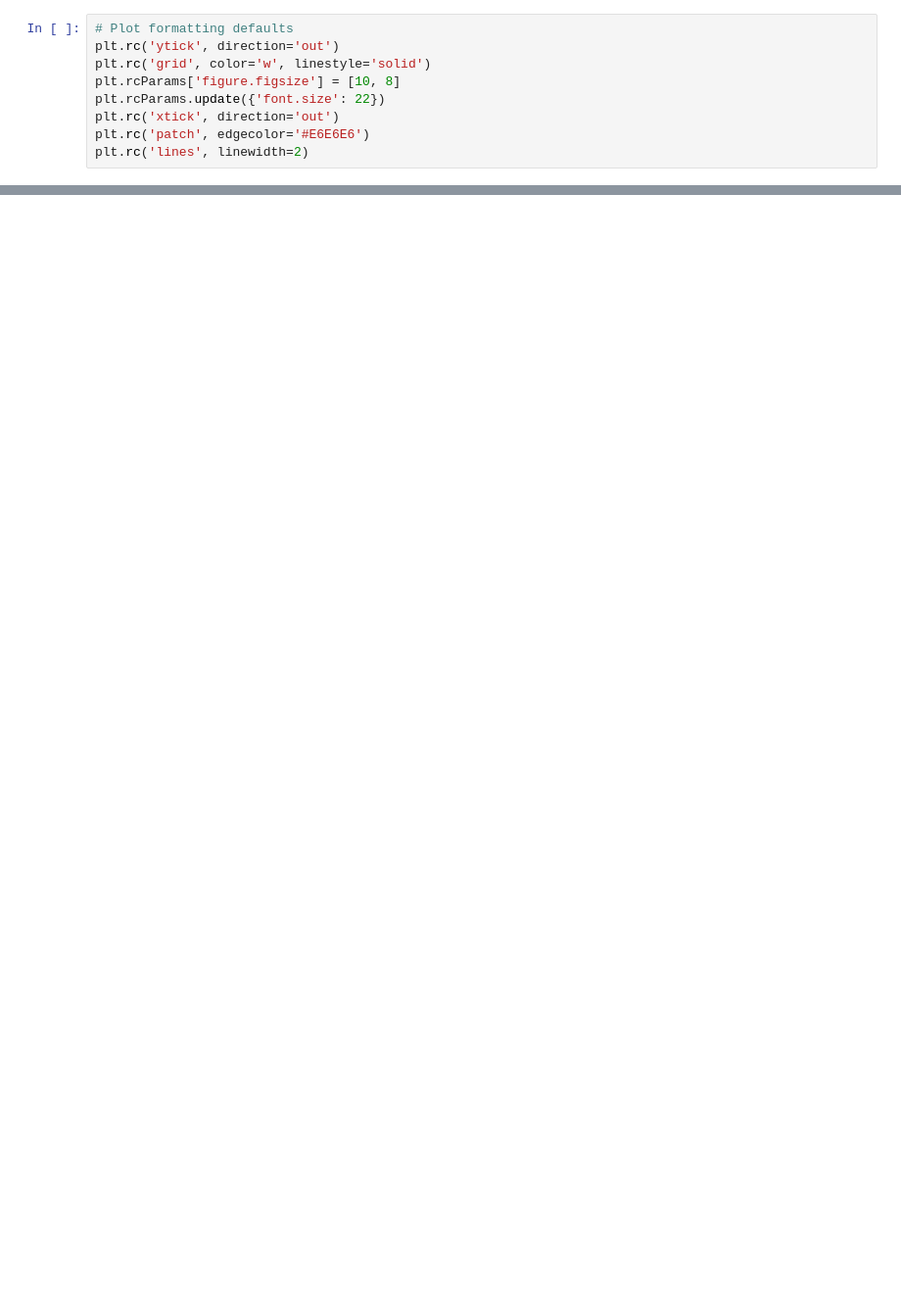
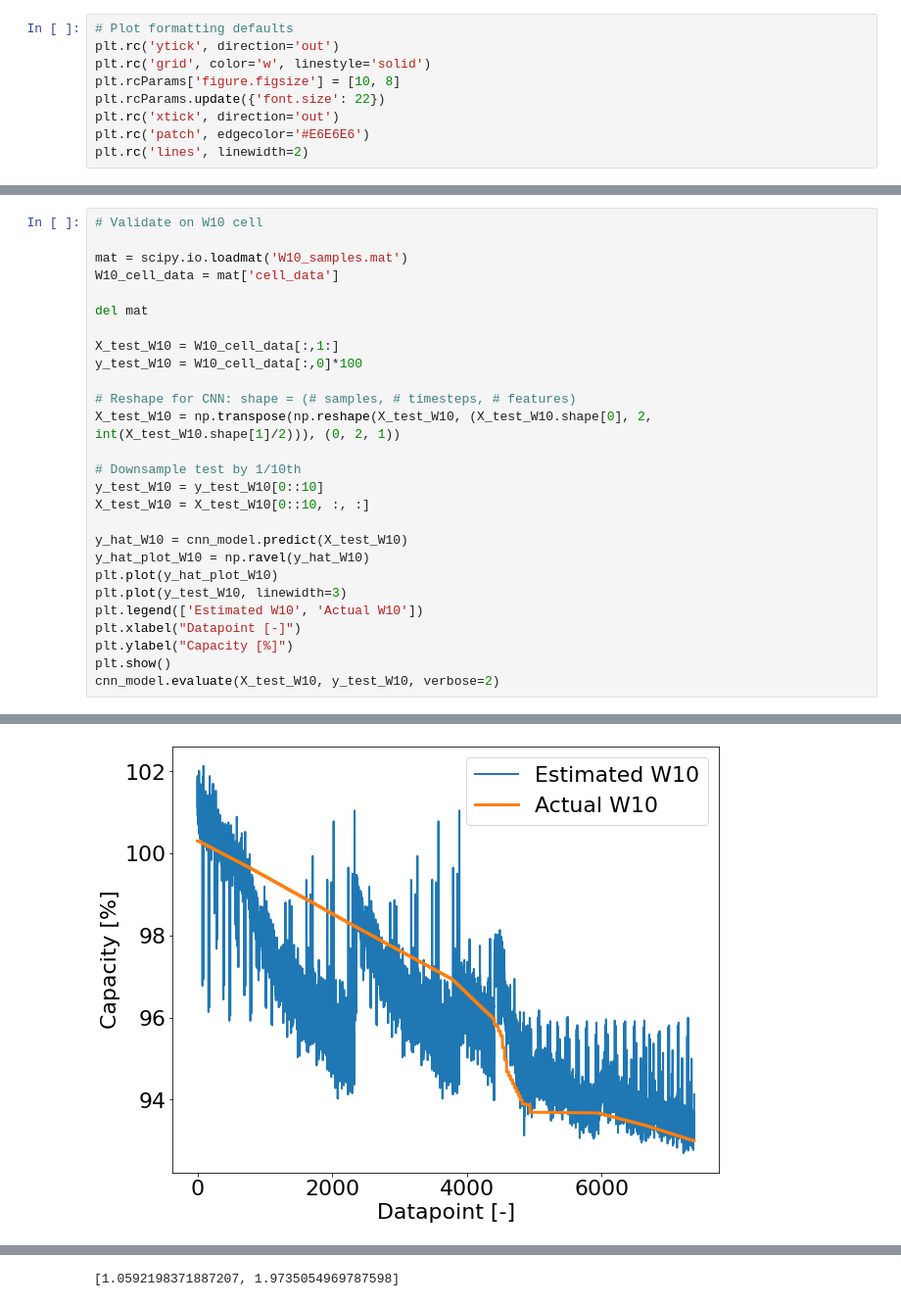
Before and after one commit to kevinrussellmoy/cs-230-final-project, a Jupyter notebook: CNN_MSE.ipynb, the cells around one changed output, grey strips where cells are left out. Shown: that part at 98% size. Drawn from its saved outputs; the diff is of its cells as text; blank space fills up the shorter version.

```diff
--- a/CNN_MSE.ipynb
+++ b/CNN_MSE.ipynb
@@ -163,0 +167,28 @@ NameError: name 'history' is not defined
+# %%
+# Validate on W10 cell
+
+mat = scipy.io.loadmat('W10_samples.mat')
+W10_cell_data = mat['cell_data']
+
+del mat
+
+X_test_W10 = W10_cell_data[:,1:]
+y_test_W10 = W10_cell_data[:,0]*100
+
+# Reshape for CNN: shape = (# samples, # timesteps, # features)
+X_test_W10 = np.transpose(np.reshape(X_test_W10, (X_test_W10.shape[0], 2, int(X_test_W10.shape[1]/2))), (0, 2, 1))
+
+# Downsample test by 1/10th
+y_test_W10 = y_test_W10[0::10]
+X_test_W10 = X_test_W10[0::10, :, :]
+
+y_hat_W10 = cnn_model.predict(X_test_W10)
+y_hat_plot_W10 = np.ravel(y_hat_W10)
+plt.plot(y_hat_plot_W10)
+plt.plot(y_test_W10, linewidth=3)
+plt.legend(['Estimated W10', 'Actual W10'])
+plt.xlabel("Datapoint [-]")
+plt.ylabel("Capacity [%]")
+plt.show()
+cnn_model.evaluate(X_test_W10, y_test_W10, verbose=2)
+# %% [output]
@@ -163,0 +196 @@ NameError: name 'history' is not defined
+[figure, added]
@@ -163,0 +198 @@ NameError: name 'history' is not defined
+[1.0592198371887207, 1.9735054969787598]
```
Also changed, not shown: parts of 13 cells of this notebook, 13 other files.
